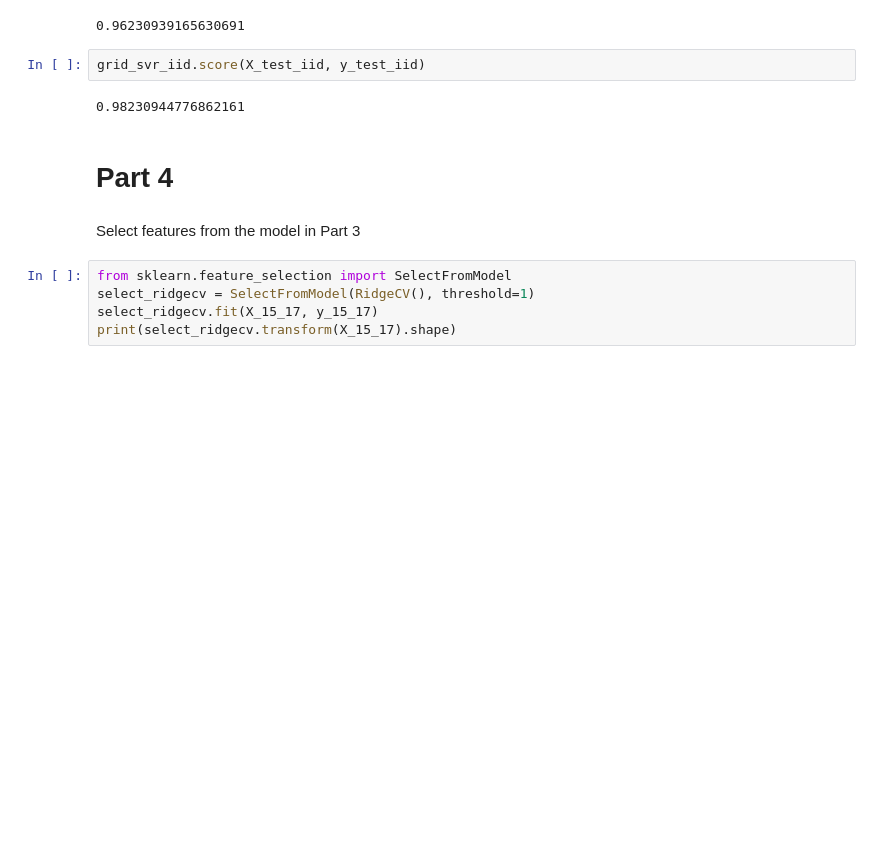
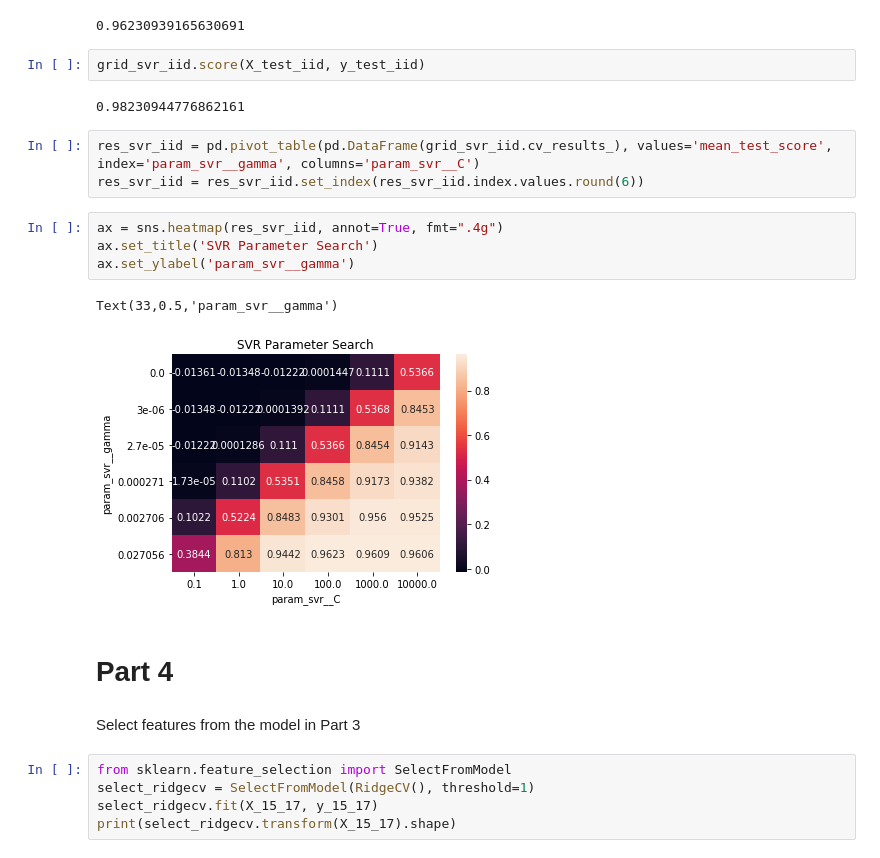
Before and after one commit to applied-ml-spring-18/homework-3-panda-express, a Jupyter notebook: hw3.ipynb, the cells around one changed output. Drawn from its saved outputs; the diff is of its cells as text; blank space fills up the shorter version.

```diff
--- a/hw3.ipynb
+++ b/hw3.ipynb
@@ -394,6 +407,16 @@ grid_svr_iid.best_score_
 grid_svr_iid.score(X_test_iid, y_test_iid)
 # %% [output]
 0.98230944776862161
+# %%
+res_svr_iid = pd.pivot_table(pd.DataFrame(grid_svr_iid.cv_results_), values='mean_test_score', index='param_svr__gamma', columns='param_svr__C')
+res_svr_iid = res_svr_iid.set_index(res_svr_iid.index.values.round(6))
+# %%
+ax = sns.heatmap(res_svr_iid, annot=True, fmt=".4g")
+ax.set_title('SVR Parameter Search')
+ax.set_ylabel('param_svr__gamma')
+# %% [output]
+Text(33,0.5,'param_svr__gamma')
+[figure, added]
 # %% [markdown]
 # Part 4
 # %% [markdown]
```
Also changed, not shown: parts of 13 cells of this notebook.
